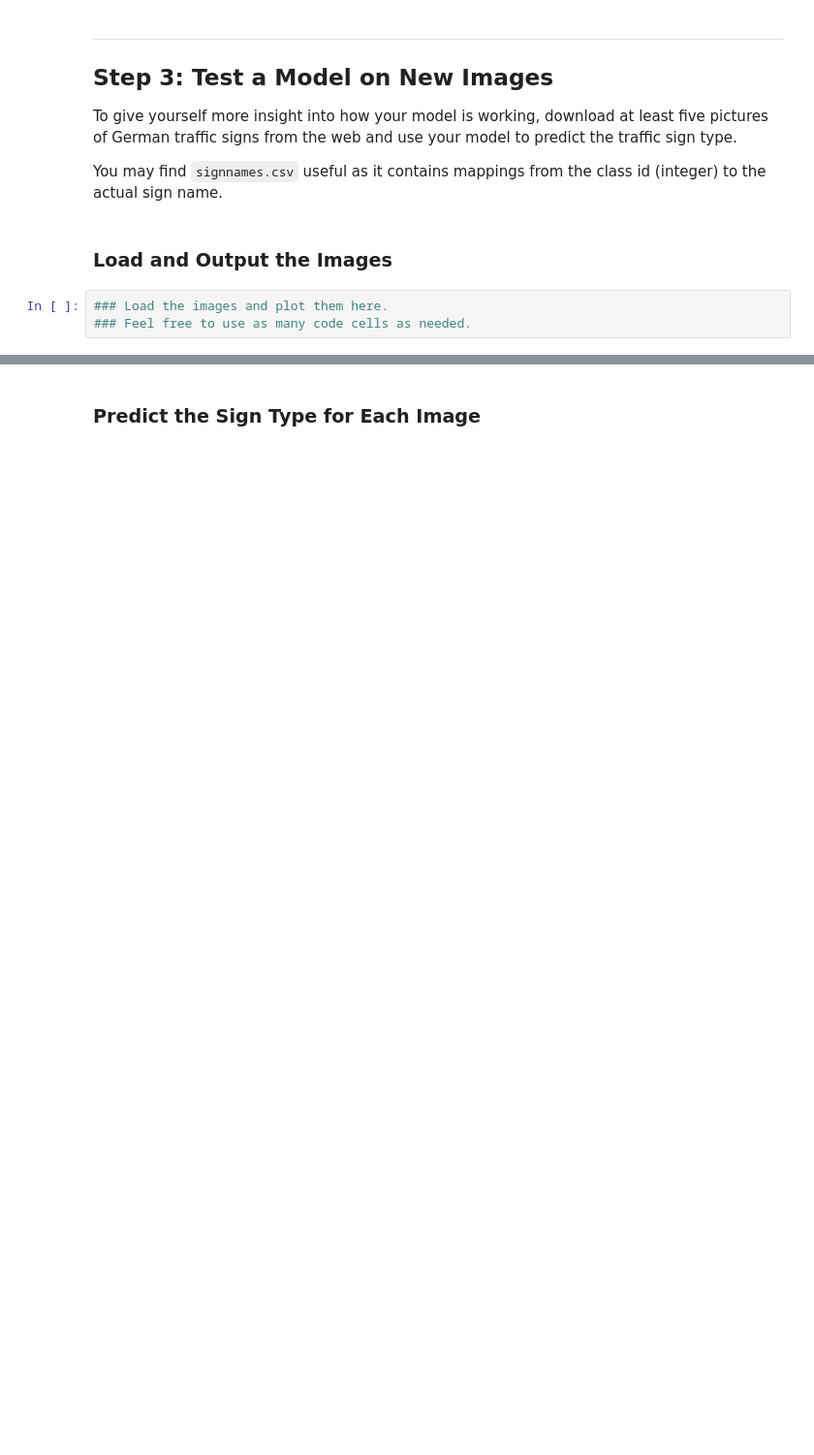
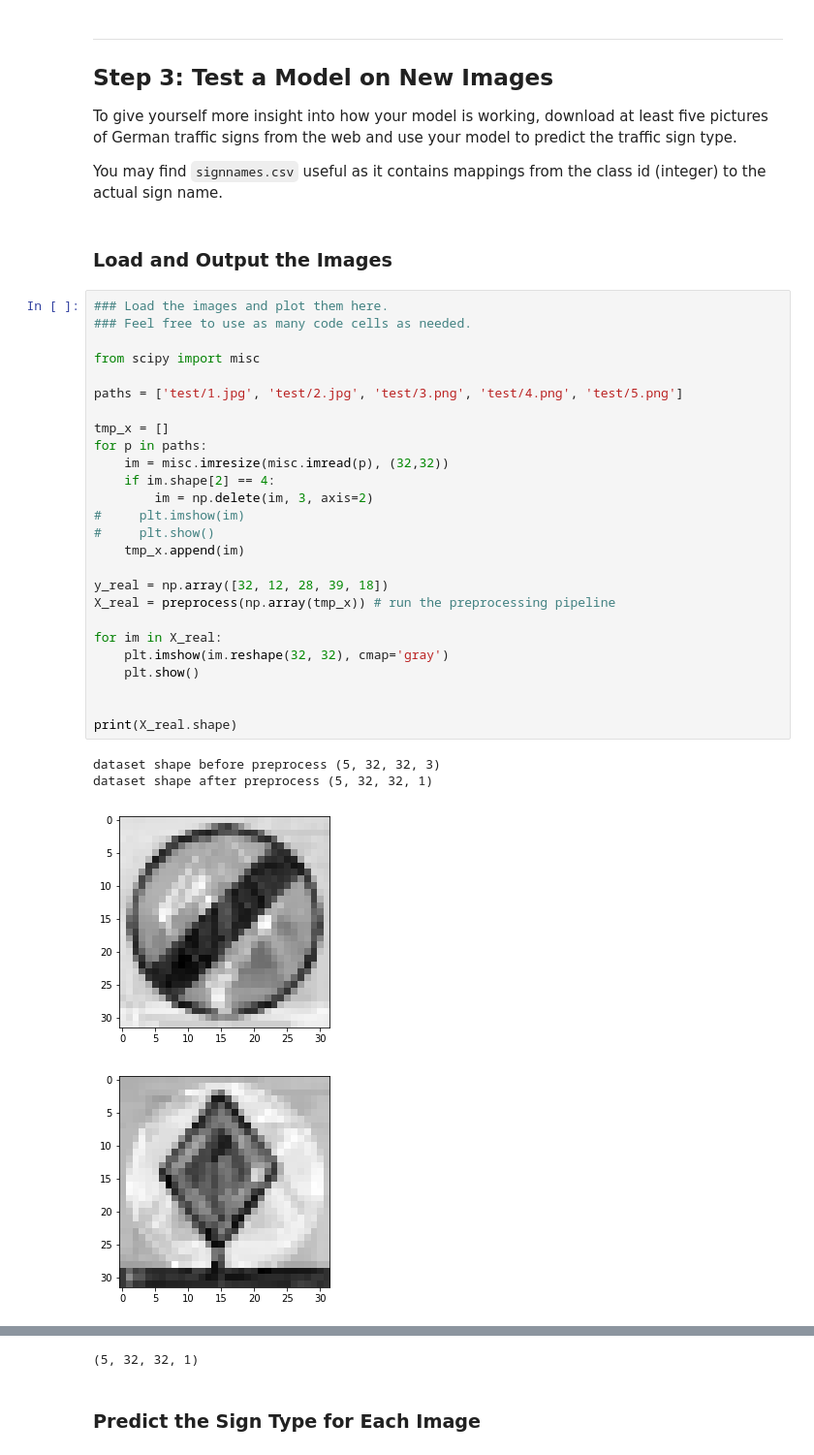
Before and after one commit to grodowski/CarND-Traffic-Sign-Classifier-Project, a Jupyter notebook: Traffic_Sign_Classifier.ipynb, the cells around one changed output, grey strips where cells are left out. Shown at 97% size. Cells and saved outputs as stored; diff of their text form; blank space fills up the shorter version.

```diff
--- a/Traffic_Sign_Classifier.ipynb
+++ b/Traffic_Sign_Classifier.ipynb
@@ -301,6 +309,34 @@ To give yourself more insight into how your model is working, download at least
 You may find `signnames.csv` useful as it contains mappings from the class id (integer) to the actual sign name.
 # %% [markdown]
 ### Load and Output the Images
-# %%
-### Load the images and plot them here.
-### Feel free to use as many code cells as needed.
+# %%
+### Load the images and plot them here.
+### Feel free to use as many code cells as needed.
+
+from scipy import misc
+
+paths = ['test/1.jpg', 'test/2.jpg', 'test/3.png', 'test/4.png', 'test/5.png']
+
+tmp_x = []
+for p in paths:
+    im = misc.imresize(misc.imread(p), (32,32))
+    if im.shape[2] == 4:
+        im = np.delete(im, 3, axis=2)
+#     plt.imshow(im)
+#     plt.show()
+    tmp_x.append(im)
+
+y_real = np.array([32, 12, 28, 39, 18])
+X_real = preprocess(np.array(tmp_x)) # run the preprocessing pipeline
+
+for im in X_real:
+    plt.imshow(im.reshape(32, 32), cmap='gray')
+    plt.show()
+
+
+print(X_real.shape)
+# %% [output]
+dataset shape before preprocess (5, 32, 32, 3)
+dataset shape after preprocess (5, 32, 32, 1)
+[figure, added]
+[figure, added]
@@ -307,3 +346,4 @@ You may find `signnames.csv` useful as it contains mappings from the class id (i
+(5, 32, 32, 1)
 # %% [markdown]
 ### Predict the Sign Type for Each Image
 # %%
```
Also changed, not shown: parts of 8 cells of this notebook.
